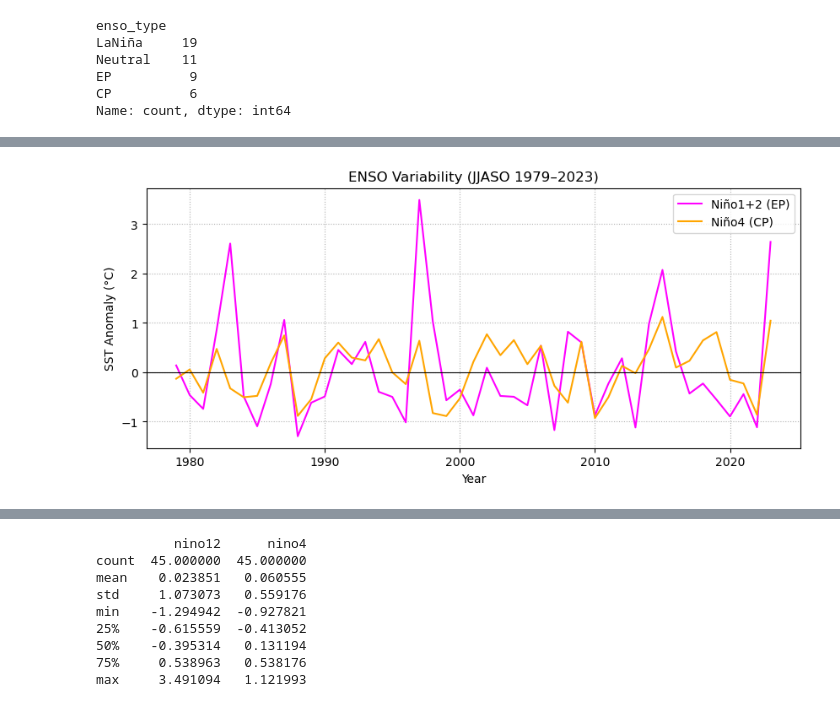
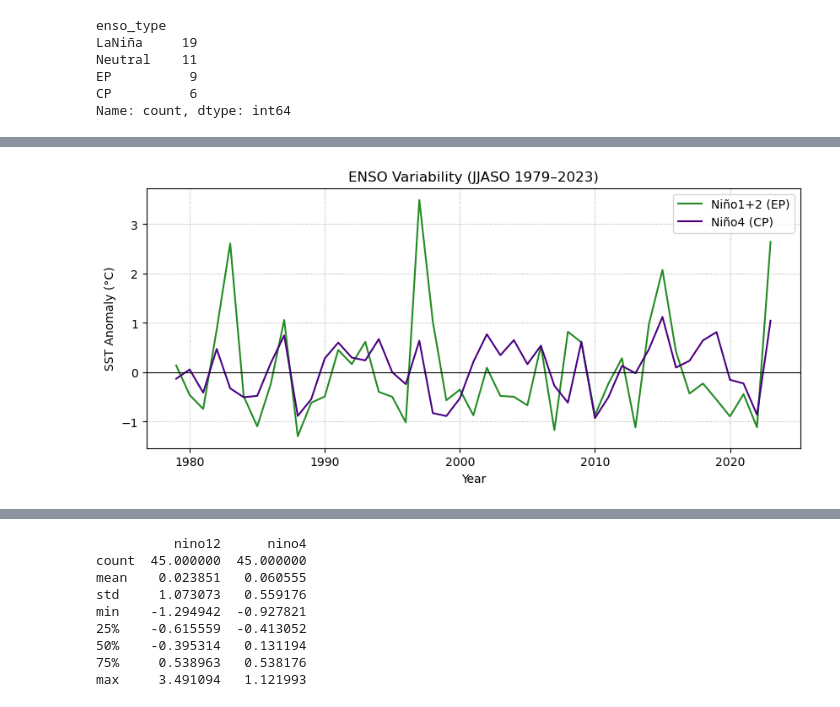
Before and after one commit to erinsatmosphere/ATMS_596_Final, a Jupyter notebook: ATMS_596_Final.ipynb, the cells around one changed output, grey strips where cells are left out. Cells and saved outputs as stored; diff of their text form; code cells hidden in the pictures.

```diff
--- a/ATMS_596_Final.ipynb
+++ b/ATMS_596_Final.ipynb
@@ -696,8 +563,8 @@ The ENSO exploratory analysis reveals:
 # %%
 # ENSO index EDA: plot shows EP vs CP interannual variability during JJASO
 plt.figure(figsize=(10,4))
-plt.plot(enso_jjaso['year'], enso_jjaso['nino12'], '-', color = 'magenta', label='Niño1+2 (EP)')   # EP index
-plt.plot(enso_jjaso['year'], enso_jjaso['nino4'],  '-', color="orange", label='Niño4 (CP)')     # CP index
+plt.plot(enso_jjaso['year'], enso_jjaso['nino12'], '-', color = 'forestgreen', label='Niño1+2 (EP)')   # EP index
+plt.plot(enso_jjaso['year'], enso_jjaso['nino4'],  '-', color="indigo", label='Niño4 (CP)')     # CP index
 plt.axhline(0, color='k', lw=0.8)
 
 plt.title('ENSO Variability (JJASO 1979–2023)')
@@ -709,62 +576,55 @@ plt.show()
 
 # INTERPRETATION: EP and CP ENSO events can differ in magnitude and timing
 #
-# Years with large Niño1+2 spikes (red) reflect EP El Niño events, where warming is strongest near South America
-# Examples visible in this plot:
+# - Years with large Niño1+2 spikes (red) reflect EP El Niño events, where warming is strongest near South America. Examples visible in this plot:
 #       - 1982–83
 #       - 1997–98
 #       - 2015–16
 #       - 2023–24 (large recent spike)
 #
-# Years with stronger Niño4 anomalies (blue) reflect CP or Modoki El Niño events, where the warming shifts westward
+# - Years with stronger Niño4 anomalies (blue) reflect CP or Modoki El Niño events, where the warming shifts westward
 #       - Mid-2000s (2002–2005)
 #       - Late 2000s (2009–10)
 #       - Several moderate CP-type events in the 1990s and 2010s
-# This separation in behavior supports treating EP and CP El Niños as distinct climate states with different teleconnections
+# - This separation in behavior supports treating EP and CP El Niños as distinct climate states with different teleconnections
 #
-# You can see several years where:
-#       - Niño1+2 is positive but Niño4 is weak or negative (EP-type structure)
-#       - Niño4 is positive but Niño1+2 is weak (CP/Modoki-type structure)
-# This divergence is essential: ENSO “flavors” are not simply amplitude changes - they represent spatial shifts in where the warming is located
+# - You can see several years where Niño1+2 is positive but Niño4 is weak or negative (EP-type structure) & Niño4 is positive but Niño1+2 is weak (CP/Modoki-type structure).
+#   This divergence is essential: ENSO “flavors” are not simply amplitude changes - they represent spatial shifts in where the warming is located
 #
-# La Niña behavior is captured in joint negative excursions - years where both indices are below zero show:
+# - La Niña behavior is captured in joint negative excursions - years where both indices are below zero show:
 #       - broad basin-wide cooling
 #       - stronger zonal SST gradients
 #       - strengthened Walker circulation
-#       - these conditions typically reduce ENP/CNP TC activity due to increased shear and cooler waters - add sources & check relevance XXX
-#                   - Camargo et al. (2008): Use of a genesis potential index to diagnose ENSO effects on tropical cyclone activity
-#                   - Collins et al. (2010) (IPCC AR5 ENSO chapter): The Impact of ENSO on the Tropical Pacific and Global Climate
-#                   - Klotzbach (2011): The influence of ENSO on tropical cyclone activity in the Eastern North Pacific basin
+#       - these conditions typically reduce ENP/CNP TC activity due to increased shear and cooler waters (Camargo et al. (2007): Use of a Genesis Potential Index to Diagnose ENSO Effects on Tropical Cyclone Genesis)
 #
-# This plot shows subtle decadal structure:
+# - This plot shows subtle decadal structure:
 #       - Late 1970s–1980s: generally modest anomalies except the huge 82–83 EP El Niño
 #       - 1990s: more variance including 1997–98 EP extreme event
 #       - 2000s: more Niño4-dominated (CP) events
 #       - 2010s: mix of strong CP and EP events
 #       - 2020s: return of very strong EP expression (2023)
 #
-# This decadal pattern is consistent with published literature on ENSO regime shifts and warming trends in the Pacific - add sources & check relevance XXX
+# - This decadal pattern is consistent with published literature on ENSO regime shifts and warming trends in the Pacific
 #                   - Yeh et al. (2009): El Niño in a changing climate
 #                   - Lee & McPhaden (2010): Increasing intensity of El Niño in the central-equatorial Pacific
 #                   - Capotondi et al. (2015): Understanding ENSO diversity
 #
-# this plot:
+# - this plot:
 #       - confirms that ENSO indices are computed correctly
 #       - confirms the structure, variance, and major event years align with NOAA ENSO records
 #       - demonstrates clear ENSO diversity/spatial pattern differences
 #       - visualizes what this study is investigating — different ENSO patterns create different environmental conditions for TCs
 #       - helps identify EP vs CP years for classification
 #
-# to summarize ENSO classification scheme:
+# - to summarize ENSO classification scheme:
 #       - EP years: Niño1+2 > Niño4 and above +0.5°C
 #       - CP years: Niño4 > Niño1+2 and above +0.5°C
 #       - La Niña years: either index < –0.5°C
 #       - Neutral: in between
 #
-# this classification allows for categorical analysis of TC activity based on ENSO “flavor”
-# and establishes ENSO forcing as distinctly episodic, not linear, which supports:
+# - this classification allows for categorical analysis of TC activity based on ENSO “flavor” and establishes ENSO forcing as episodic, not linear, which supports:
 #       - using ENSO “types” as categorical variables
-#       - conducting ANOVA/t-tests/regressions comparing EP vs CP
+#       - conducting statistical analyses comparing EP vs CP
 #       - framing TC responses around discrete event classes rather than continuous predictors only
 # %% [output]
-[figure, old version]
+[figure, new version]
```
Also changed, not shown: parts of 58 cells of this notebook.
